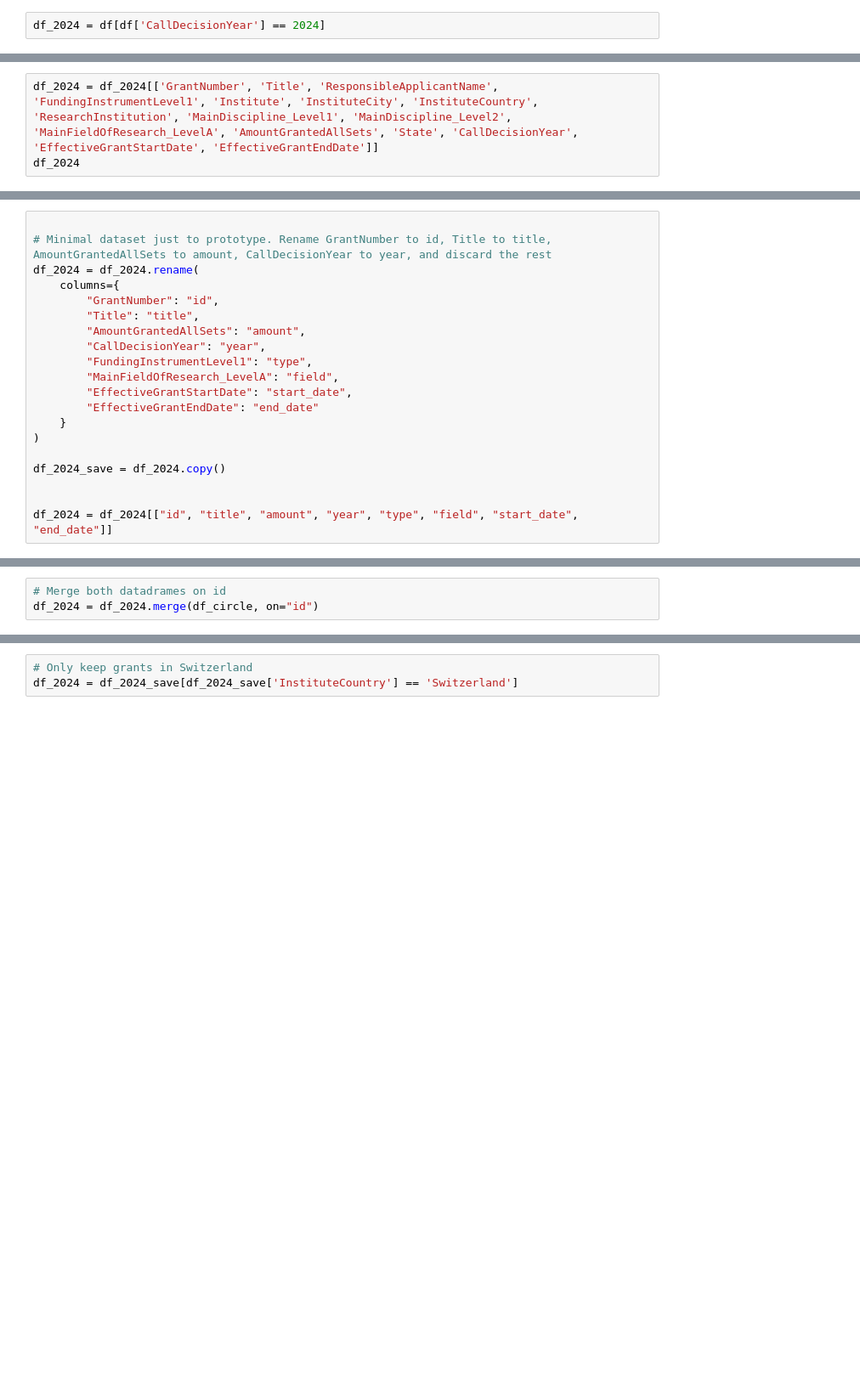
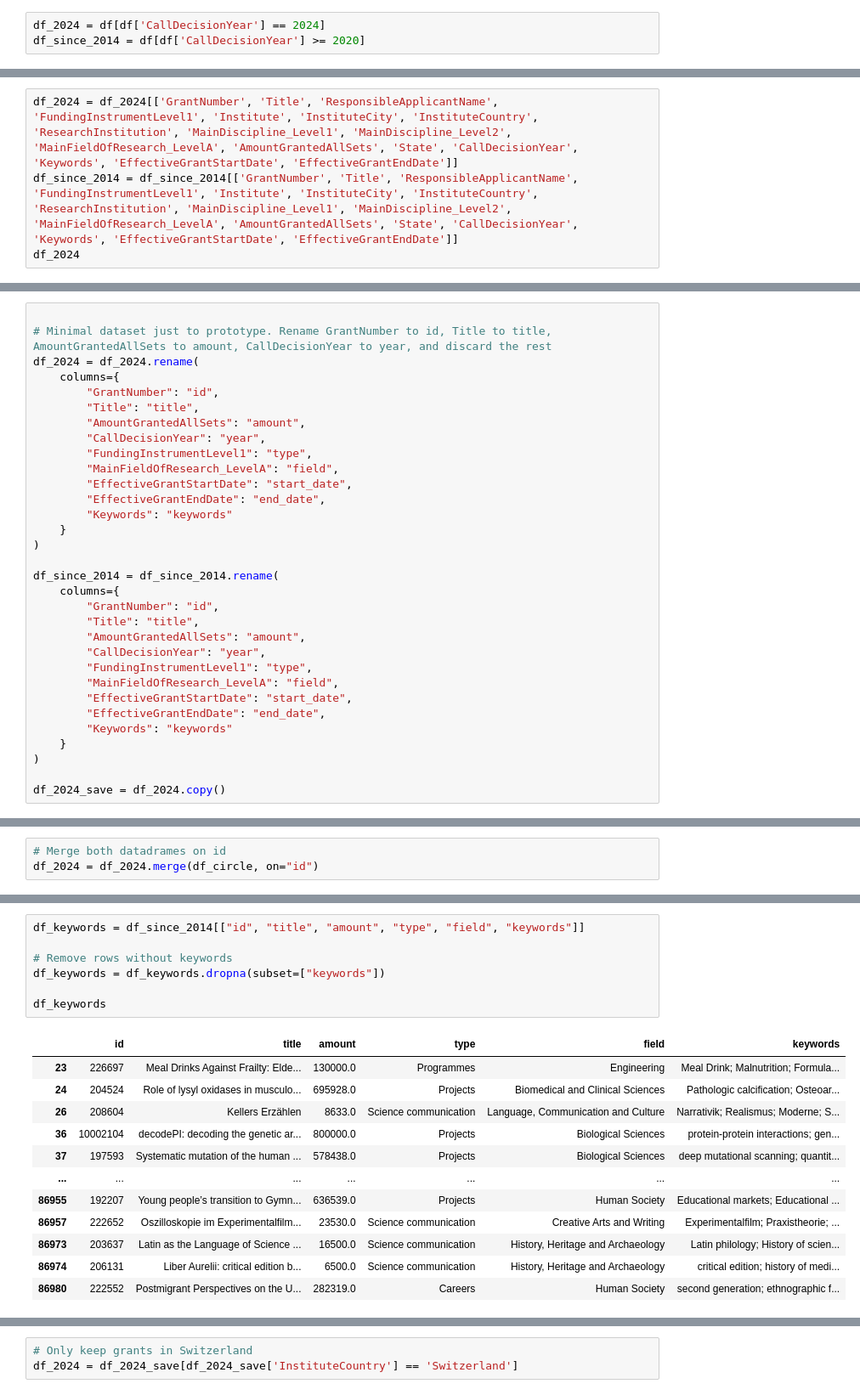
Before and after one commit to ColasDroin/wrangling_snsf, a Jupyter notebook: analysis.ipynb, the cells around one changed output, grey strips where cells are left out. Shown at 85% size. Drawn from its saved outputs; the diff is of its cells as text; blank space fills up the shorter version.

```diff
--- a/analysis.ipynb
+++ b/analysis.ipynb
@@ -7,6 +7,7 @@ from circlePacking.shapefill import ShapeFill
 df = pd.read_csv('grant.csv', sep=';')
 # %%
 df_2024 = df[df['CallDecisionYear'] == 2024]
+df_since_2014 = df[df['CallDecisionYear'] >= 2020]
 # %%
 df_2024
 # %% [output]
@@ -24,7 +25,8 @@ df_2024
 | 86927 | 10002701 | 320030-231592 | Projecting life expectancies for ... | NaN | Locatelli, Isabella | Project funding | ... |
 2906 rows × 31 columns
 # %%
-df_2024 = df_2024[['GrantNumber', 'Title', 'ResponsibleApplicantName', 'FundingInstrumentLevel1', 'Institute', 'InstituteCity', 'InstituteCountry', 'ResearchInstitution', 'MainDiscipline_Level1', 'MainDiscipline_Level2', 'MainFieldOfResearch_LevelA', 'AmountGrantedAllSets', 'State', 'CallDecisionYear', 'EffectiveGrantStartDate', 'EffectiveGrantEndDate']]
+df_2024 = df_2024[['GrantNumber', 'Title', 'ResponsibleApplicantName', 'FundingInstrumentLevel1', 'Institute', 'InstituteCity', 'InstituteCountry', 'ResearchInstitution', 'MainDiscipline_Level1', 'MainDiscipline_Level2', 'MainFieldOfResearch_LevelA', 'AmountGrantedAllSets', 'State', 'CallDecisionYear', 'Keywords', 'EffectiveGrantStartDate', 'EffectiveGrantEndDate']]
+df_since_2014 = df_since_2014[['GrantNumber', 'Title', 'ResponsibleApplicantName', 'FundingInstrumentLevel1', 'Institute', 'InstituteCity', 'InstituteCountry', 'ResearchInstitution', 'MainDiscipline_Level1', 'MainDiscipline_Level2', 'MainFieldOfResearch_LevelA', 'AmountGrantedAllSets', 'State', 'CallDecisionYear', 'Keywords', 'EffectiveGrantStartDate', 'EffectiveGrantEndDate']]
 df_2024
 # %% [output]
 |  | GrantNumber | Title | ResponsibleApplicantName | FundingInstrumentLevel1 | Institute | InstituteCity | ... |
@@ -93,11 +80,23 @@ df_2024 = df_2024.rename(
         "FundingInstrumentLevel1": "type",
         "MainFieldOfResearch_LevelA": "field",
         "EffectiveGrantStartDate": "start_date",
-        "EffectiveGrantEndDate": "end_date"
+        "EffectiveGrantEndDate": "end_date",
+        "Keywords": "keywords"
+    }
+)
+
+df_since_2014 = df_since_2014.rename(
+    columns={
+        "GrantNumber": "id",
+        "Title": "title",
+        "AmountGrantedAllSets": "amount",
+        "CallDecisionYear": "year",
+        "FundingInstrumentLevel1": "type",
+        "MainFieldOfResearch_LevelA": "field",
+        "EffectiveGrantStartDate": "start_date",
+        "EffectiveGrantEndDate": "end_date",
+        "Keywords": "keywords"
     }
 )
 
 df_2024_save = df_2024.copy()
-
-
-df_2024 = df_2024[["id", "title", "amount", "year", "type", "field", "start_date", "end_date"]]
@@ -144,0 +146,20 @@ df_2024.to_json('../app/public/data/grant_2024.json', orient='records')
+# %%
+df_keywords = df_since_2014[["id", "title", "amount", "type", "field", "keywords"]]
+
+# Remove rows without keywords
+df_keywords = df_keywords.dropna(subset=["keywords"])
+
+df_keywords
+# %% [output]
+|  | id | title | amount | type | field | keywords |
+| 23 | 226697 | Meal Drinks Against Frailty: Elde... | 130000.0 | Programmes | Engineering | Meal Drink; Malnutrition; Formula... |
+| 24 | 204524 | Role of lysyl oxidases in musculo... | 695928.0 | Projects | Biomedical and Clinical Sciences | Pathologic calcification; Osteoar... |
+| 26 | 208604 | Kellers Erzählen | 8633.0 | Science communication | Language, Communication and Culture | Narrativik; Realismus; Moderne; S... |
+| 36 | 10002104 | decodePI: decoding the genetic ar... | 800000.0 | Projects | Biological Sciences | protein-protein interactions; gen... |
+| 37 | 197593 | Systematic mutation of the human ... | 578438.0 | Projects | Biological Sciences | deep mutational scanning; quantit... |
+| ... | ... | ... | ... | ... | ... | ... |
+| 86955 | 192207 | Young people’s transition to Gymn... | 636539.0 | Projects | Human Society | Educational markets; Educational ... |
+| 86957 | 222652 | Oszilloskopie im Experimentalfilm... | 23530.0 | Science communication | Creative Arts and Writing | Experimentalfilm; Praxistheorie; ... |
+| 86973 | 203637 | Latin as the Language of Science ... | 16500.0 | Science communication | History, Heritage and Archaeology | Latin philology; History of scien... |
+| 86974 | 206131 | Liber Aurelii: critical edition b... | 6500.0 | Science communication | History, Heritage and Archaeology | critical edition; history of medi... |
+| 86980 | 222552 | Postmigrant Perspectives on the U... | 282319.0 | Careers | Human Society | second generation; ethnographic f... |
```
Also changed, not shown: parts of 25 cells of this notebook.
